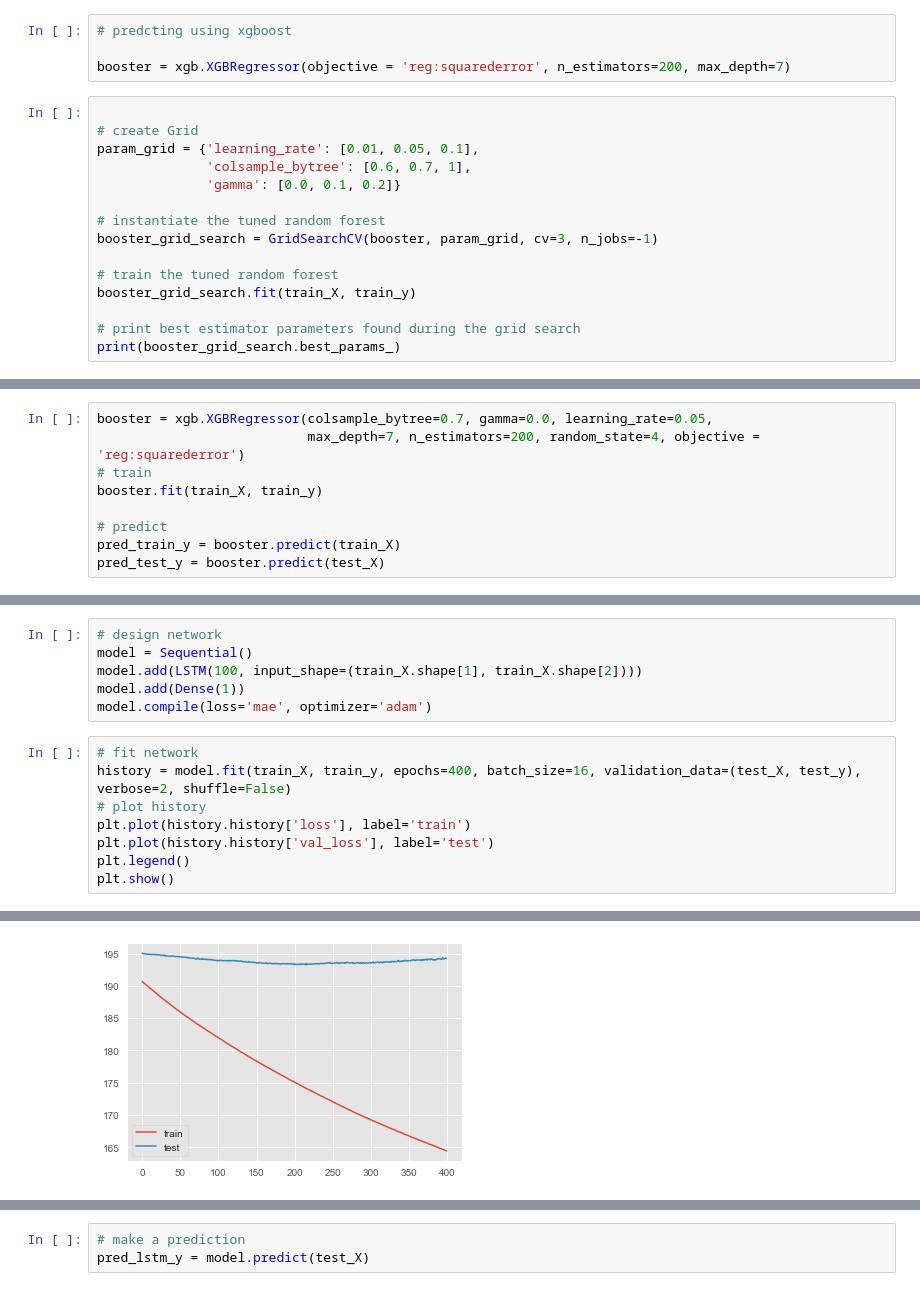
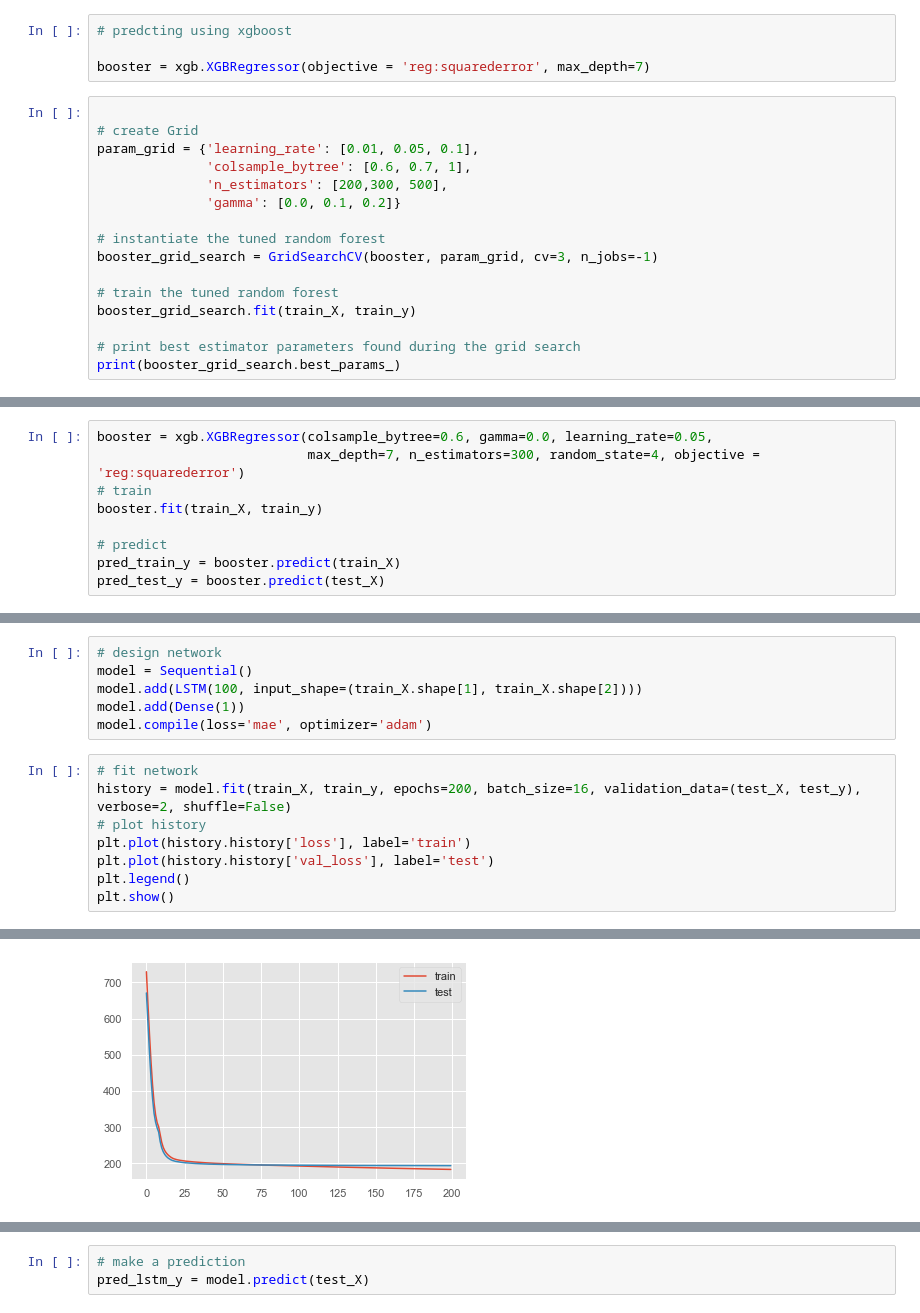
Before and after one commit to ruixiangcui/BDA, a Jupyter notebook: BDA3_og.ipynb, the cells around one changed output, grey strips where cells are left out. Drawn from its saved outputs; the diff is of its cells as text.

```diff
--- a/BDA3_og.ipynb
+++ b/BDA3_og.ipynb
@@ -571,12 +571,13 @@ def estimator(pred_clf_y):
 # %%
 # predcting using xgboost
 
-booster = xgb.XGBRegressor(objective = 'reg:squarederror', n_estimators=200, max_depth=7)
+booster = xgb.XGBRegressor(objective = 'reg:squarederror', max_depth=7)
 # %%
 
 # create Grid
 param_grid = {'learning_rate': [0.01, 0.05, 0.1],
               'colsample_bytree': [0.6, 0.7, 1],
+              'n_estimators': [200,300, 500],
               'gamma': [0.0, 0.1, 0.2]}
 
 # instantiate the tuned random forest
@@ -592,6 +593,6 @@ print(booster_grid_search.best_params_)
 # %%
-booster = xgb.XGBRegressor(colsample_bytree=0.7, gamma=0.0, learning_rate=0.05,
-                           max_depth=7, n_estimators=200, random_state=4, objective = 'reg:squarederror')
+booster = xgb.XGBRegressor(colsample_bytree=0.6, gamma=0.0, learning_rate=0.05,
+                           max_depth=7, n_estimators=300, random_state=4, objective = 'reg:squarederror')
 # train
 booster.fit(train_X, train_y)
 
@@ -726,7 +726,7 @@ model.add(Dense(1))
 model.compile(loss='mae', optimizer='adam')
 # %%
 # fit network
-history = model.fit(train_X, train_y, epochs=400, batch_size=16, validation_data=(test_X, test_y), verbose=2, shuffle=False)
+history = model.fit(train_X, train_y, epochs=200, batch_size=16, validation_data=(test_X, test_y), verbose=2, shuffle=False)
 # plot history
 plt.plot(history.history['loss'], label='train')
 plt.plot(history.history['val_loss'], label='test')
@@ -753,4 +753,4 @@ Epoch 400/400
-[figure, old version]
+[figure, new version]
 # %%
 '''
 LSTM(50), epochs=200, batch_size=32: loss: 194.6626 - val_loss: 196.4582
```
Also changed, not shown: parts of 8 cells of this notebook.
